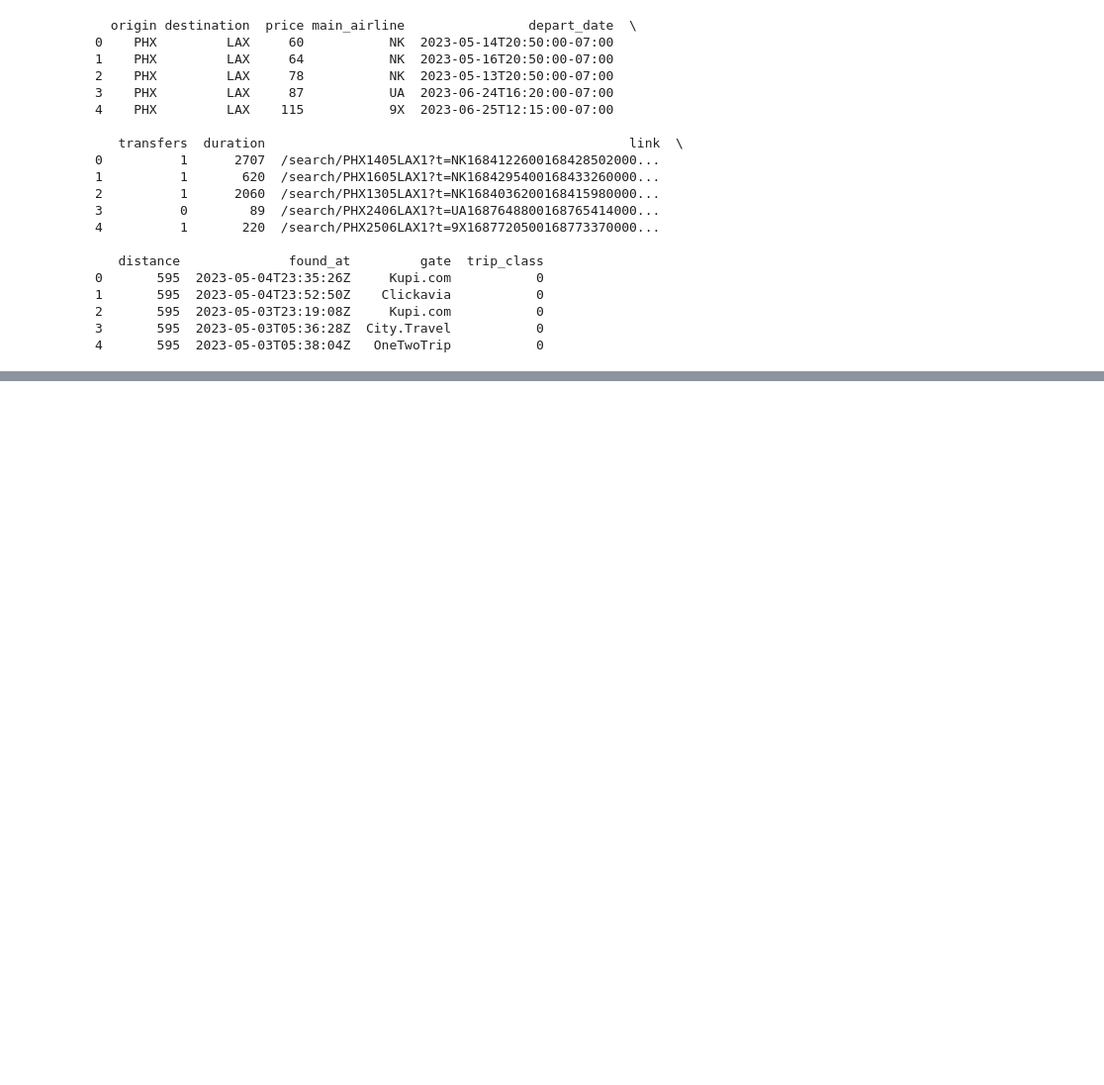
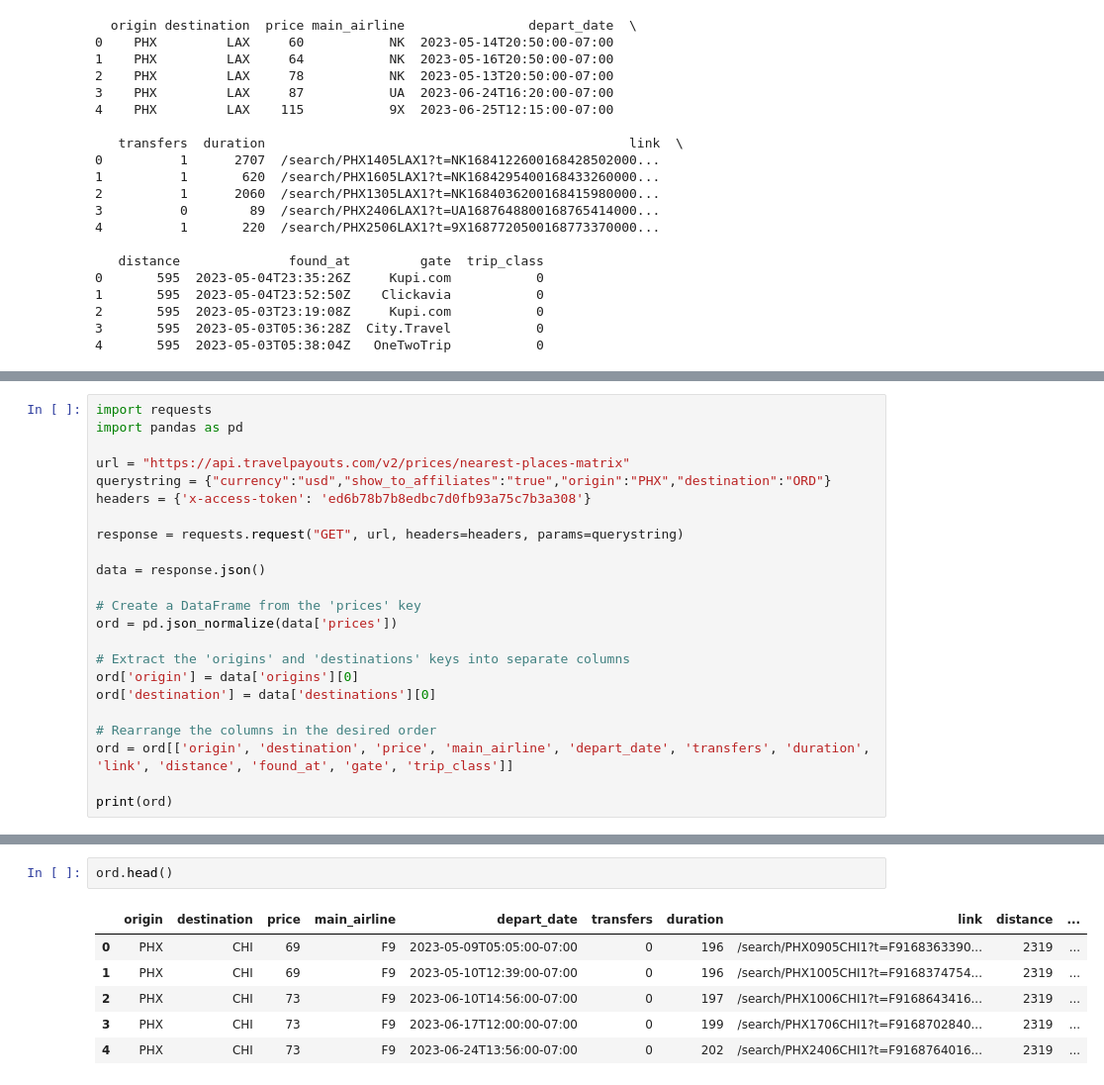
Before and after one commit to maheeyah/Group3, a Jupyter notebook: Prices_Alternative_Directions.ipynb, the cells around one changed output, grey strips where cells are left out. Shown at 99% size. Drawn from its saved outputs; the diff is of its cells as text; blank space fills up the shorter version.

```diff
--- a/Prices_Alternative_Directions.ipynb
+++ b/Prices_Alternative_Directions.ipynb
@@ -57,0 +120,23 @@ print(df)
+# %%
+import requests
+import pandas as pd
+
+url = "https://api.travelpayouts.com/v2/prices/nearest-places-matrix"
+querystring = {"currency":"usd","show_to_affiliates":"true","origin":"PHX","destination":"ORD"}
+headers = {'x-access-token': 'ed6b78b7b8edbc7d0fb93a75c7b3a308'}
+
+response = requests.request("GET", url, headers=headers, params=querystring)
+
+data = response.json()
+
+# Create a DataFrame from the 'prices' key
+ord = pd.json_normalize(data['prices'])
+
+# Extract the 'origins' and 'destinations' keys into separate columns
+ord['origin'] = data['origins'][0]
+ord['destination'] = data['destinations'][0]
+
+# Rearrange the columns in the desired order
+ord = ord[['origin', 'destination', 'price', 'main_airline', 'depart_date', 'transfers', 'duration', 'link', 'distance', 'found_at', 'gate', 'trip_class']]
+
+print(ord)
@@ -57,0 +164,9 @@ print(df)
+# %%
+ord.head()
+# %% [output]
+|  | origin | destination | price | main_airline | depart_date | transfers | duration | link | distance | ... |
+| 0 | PHX | CHI | 69 | F9 | 2023-05-09T05:05:00-07:00 | 0 | 196 | /search/PHX0905CHI1?t=F9168363390... | 2319 | ... |
+| 1 | PHX | CHI | 69 | F9 | 2023-05-10T12:39:00-07:00 | 0 | 196 | /search/PHX1005CHI1?t=F9168374754... | 2319 | ... |
+| 2 | PHX | CHI | 73 | F9 | 2023-06-10T14:56:00-07:00 | 0 | 197 | /search/PHX1006CHI1?t=F9168643416... | 2319 | ... |
+| 3 | PHX | CHI | 73 | F9 | 2023-06-17T12:00:00-07:00 | 0 | 199 | /search/PHX1706CHI1?t=F9168702840... | 2319 | ... |
+| 4 | PHX | CHI | 73 | F9 | 2023-06-24T13:56:00-07:00 | 0 | 202 | /search/PHX2406CHI1?t=F9168764016... | 2319 | ... |
```
Also changed, not shown: parts of 8 cells of this notebook.
